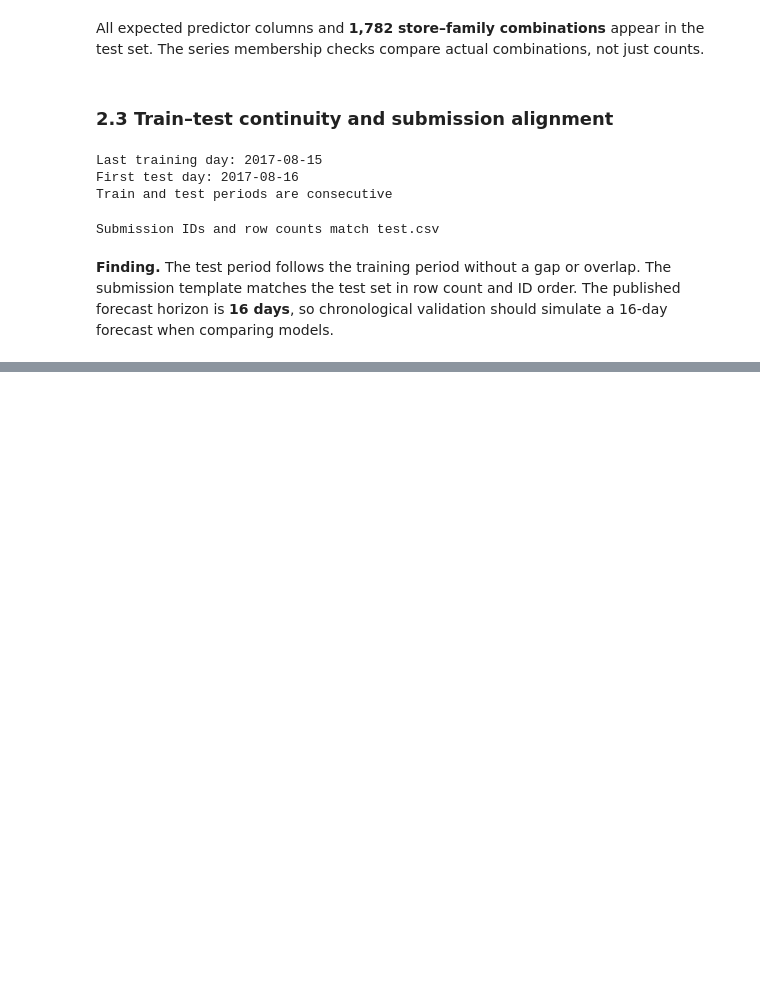
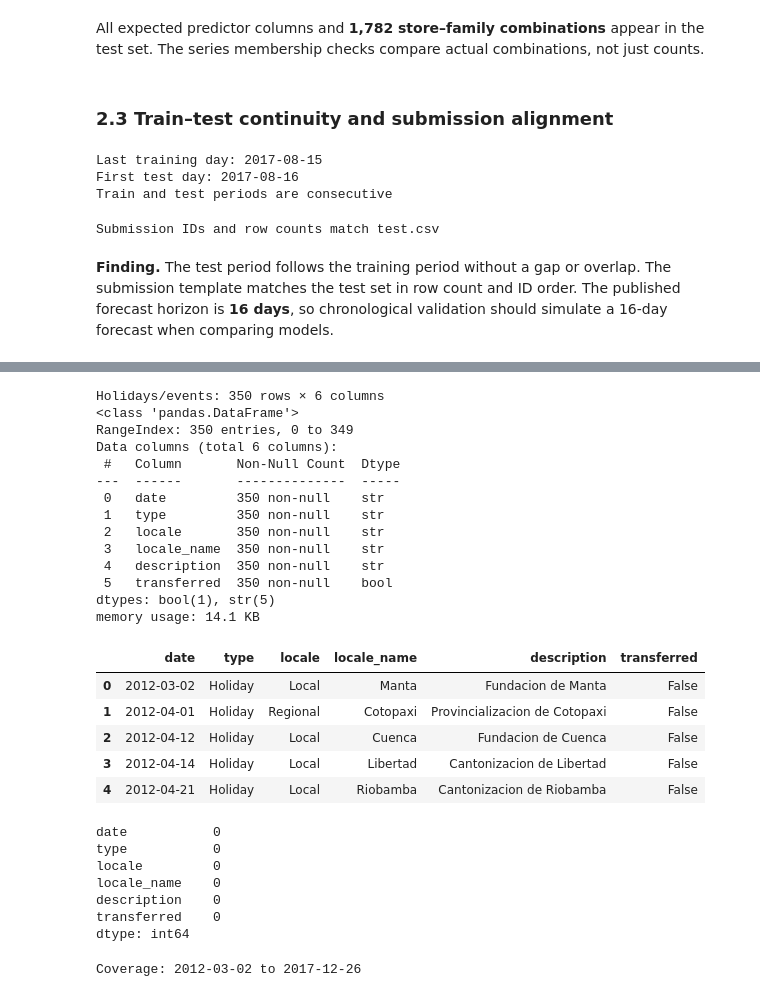
Before and after one commit to nachospreafico/store-sales-forecasting, a Jupyter notebook: notebooks/01_eda.ipynb, the cells around one changed output, grey strips where cells are left out. Cells and saved outputs as stored; diff of their text form; code cells hidden in the pictures; blank space fills up the shorter version.

```diff
--- a/notebooks/01_eda.ipynb
+++ b/notebooks/01_eda.ipynb
@@ -805,0 +535,38 @@ Missing oil-price observations occur exclusively on weekdays, with Mondays accou
+# %%
+he_df = pd.read_csv(Path("../data/raw/holidays_events.csv"))
+print(f"Holidays/events: {he_df.shape[0]:,} rows × {he_df.shape[1]} columns")
+he_df.info(show_counts=True)
+display(he_df.head())
+display(he_df.isna().sum())
+he_df["date"] = pd.to_datetime(he_df["date"], errors="coerce")
+assert he_df["date"].notna().all(), "Invalid dates in holiday/events data"
+print(f"Coverage: {he_df['date'].min():%Y-%m-%d} to {he_df['date'].max():%Y-%m-%d}")
+# %% [output]
+Holidays/events: 350 rows × 6 columns
+<class 'pandas.DataFrame'>
+RangeIndex: 350 entries, 0 to 349
+Data columns (total 6 columns):
+ #   Column       Non-Null Count  Dtype
+---  ------       --------------  -----
+ 0   date         350 non-null    str
+ 1   type         350 non-null    str
+ 2   locale       350 non-null    str
+ 3   locale_name  350 non-null    str
+ 4   description  350 non-null    str
+ 5   transferred  350 non-null    bool
+dtypes: bool(1), str(5)
+memory usage: 14.1 KB
+|  | date | type | locale | locale_name | description | transferred |
+| 0 | 2012-03-02 | Holiday | Local | Manta | Fundacion de Manta | False |
+| 1 | 2012-04-01 | Holiday | Regional | Cotopaxi | Provincializacion de Cotopaxi | False |
+| 2 | 2012-04-12 | Holiday | Local | Cuenca | Fundacion de Cuenca | False |
+| 3 | 2012-04-14 | Holiday | Local | Libertad | Cantonizacion de Libertad | False |
+| 4 | 2012-04-21 | Holiday | Local | Riobamba | Cantonizacion de Riobamba | False |
+date           0
+type           0
+locale         0
+locale_name    0
+description    0
+transferred    0
+dtype: int64
+Coverage: 2012-03-02 to 2017-12-26
```
Also changed, not shown: parts of 65 cells of this notebook.
